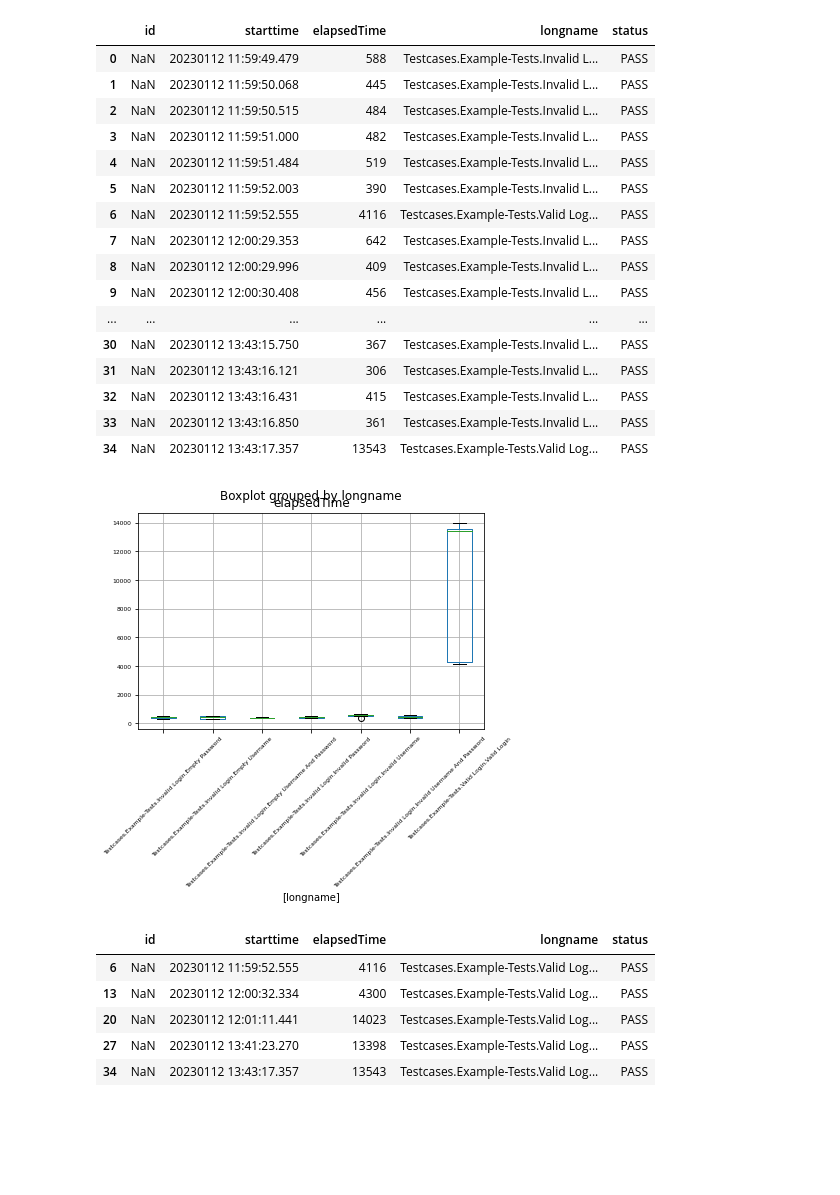
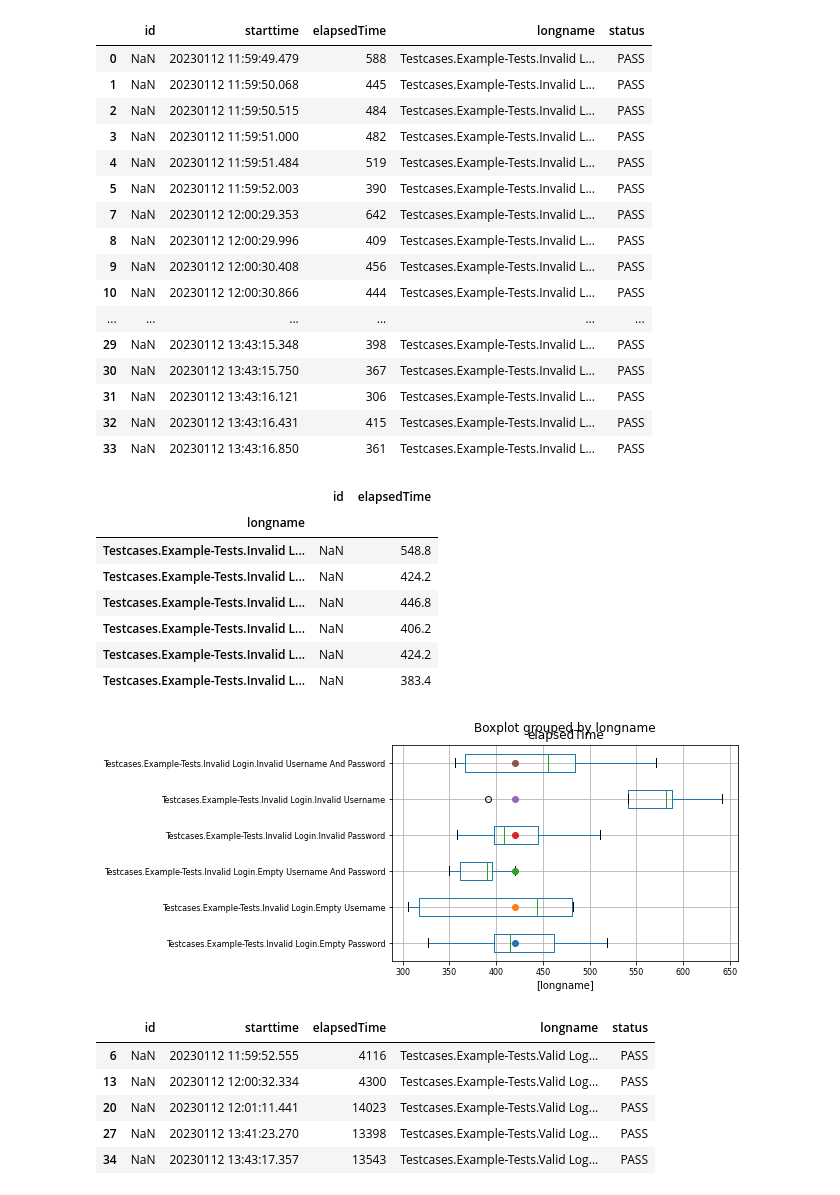
Before and after one commit to perfroboter/robotframework-perfbot, a Jupyter notebook: panda-visualization.ipynb, the cells around one changed output. Saved outputs shown, nothing was run; the diff lists cells and outputs as text; code cells hidden in the pictures; blank space fills up the shorter version.

Commit message:
Boxplot werden erzeugt und in Log.html integriert

```diff
--- a/panda-visualization.ipynb
+++ b/panda-visualization.ipynb
@@ -4,7 +4,12 @@ import matplotlib.pyplot as plt
 
 testresults = pd.read_csv("database-export.csv")
 
-testresults
+# df[df['ids'].str.contains("ball")]
+
+suite_name = "Testcases.Example-Tests.Invalid Login"
+test_suite_results = testresults[testresults['longname'].str.contains(suite_name)]
+
+test_suite_results
 # %% [output]
 |  | id | starttime | elapsedTime | longname | status |
 | 0 | NaN | 20230112 11:59:49.479 | 588 | Testcases.Example-Tests.Invalid L... | PASS |
@@ -13,20 +18,47 @@ testresults
 | 3 | NaN | 20230112 11:59:51.000 | 482 | Testcases.Example-Tests.Invalid L... | PASS |
 | 4 | NaN | 20230112 11:59:51.484 | 519 | Testcases.Example-Tests.Invalid L... | PASS |
 | 5 | NaN | 20230112 11:59:52.003 | 390 | Testcases.Example-Tests.Invalid L... | PASS |
-| 6 | NaN | 20230112 11:59:52.555 | 4116 | Testcases.Example-Tests.Valid Log... | PASS |
 | 7 | NaN | 20230112 12:00:29.353 | 642 | Testcases.Example-Tests.Invalid L... | PASS |
 | 8 | NaN | 20230112 12:00:29.996 | 409 | Testcases.Example-Tests.Invalid L... | PASS |
 | 9 | NaN | 20230112 12:00:30.408 | 456 | Testcases.Example-Tests.Invalid L... | PASS |
+| 10 | NaN | 20230112 12:00:30.866 | 444 | Testcases.Example-Tests.Invalid L... | PASS |
 | ... | ... | ... | ... | ... | ... |
+| 29 | NaN | 20230112 13:43:15.348 | 398 | Testcases.Example-Tests.Invalid L... | PASS |
 | 30 | NaN | 20230112 13:43:15.750 | 367 | Testcases.Example-Tests.Invalid L... | PASS |
 | 31 | NaN | 20230112 13:43:16.121 | 306 | Testcases.Example-Tests.Invalid L... | PASS |
 | 32 | NaN | 20230112 13:43:16.431 | 415 | Testcases.Example-Tests.Invalid L... | PASS |
 | 33 | NaN | 20230112 13:43:16.850 | 361 | Testcases.Example-Tests.Invalid L... | PASS |
-| 34 | NaN | 20230112 13:43:17.357 | 13543 | Testcases.Example-Tests.Valid Log... | PASS |
+# %%
+grouped = test_suite_results.groupby(by=['longname'],sort=False).mean()
+grouped
+# %% [output]
+|  | id | elapsedTime |
+| longname |  |  |
+| Testcases.Example-Tests.Invalid L... | NaN | 548.8 |
+| Testcases.Example-Tests.Invalid L... | NaN | 424.2 |
+| Testcases.Example-Tests.Invalid L... | NaN | 446.8 |
+| Testcases.Example-Tests.Invalid L... | NaN | 406.2 |
+| Testcases.Example-Tests.Invalid L... | NaN | 424.2 |
+| Testcases.Example-Tests.Invalid L... | NaN | 383.4 |
 # %%
-boxplot = testresults.boxplot(column=['elapsedTime'], by=['longname'], rot=45, fontsize=6)
+boxplot = test_suite_results.boxplot(column=['elapsedTime'], by=['longname'], fontsize=8, vert=False)
+#boxplot.set_ylabel("Testcases")
+#boxplot.set_title("Performance of Testruns")
+#boxplot.set_xlabel("elapsedTime [ms]")
+
+#boxplot.plot(400, 1 ,marker="o")
+i = 1
+for label in boxplot.get_yticklabels():
+    boxplot.plot(420,i,marker="o")
+    i=i+1
+    #Todo: Label finden
+    #text = grouped[grouped['longname'].str.contains(label.get_text())]
+    #i++
+    #boxplot.plot(df['elapsedTime'][1], 2 ,marker="o")
+
+plt.savefig("output.png")
 # %% [output]
-[figure, old version]
+[figure, new version]
 # %%
 valid_login_df = testresults.loc[testresults['longname'] == 'Testcases.Example-Tests.Valid Login.Valid Login']
 valid_login_df
```
Also changed, not shown: parts of 1 cell of this notebook, 11 other files.
